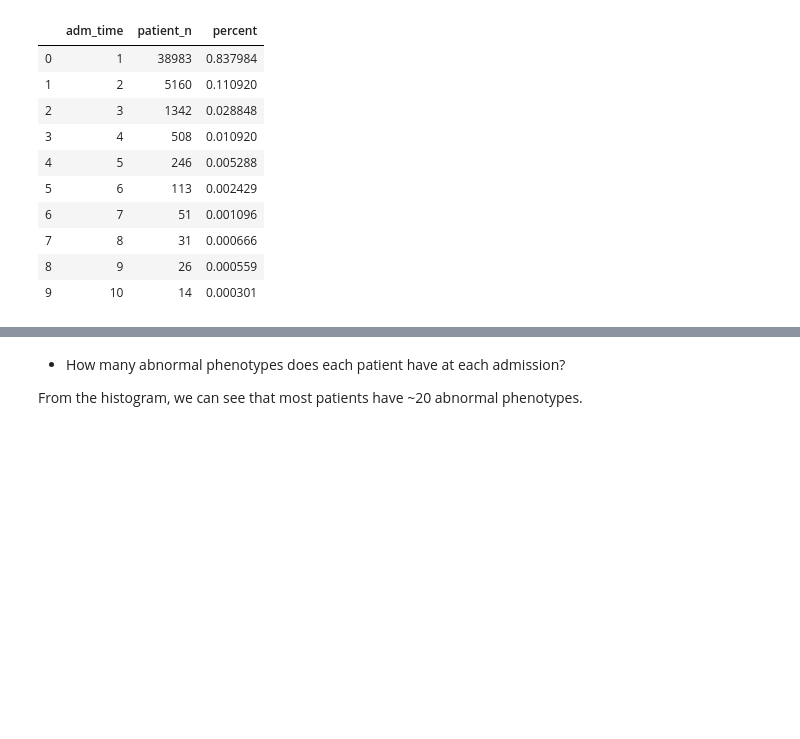
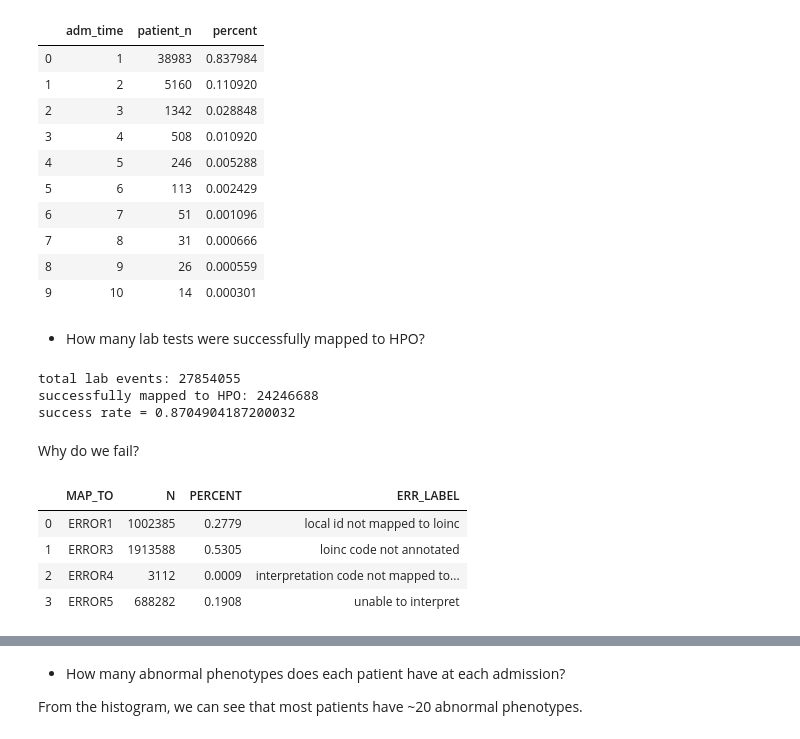
Before and after one commit to TheJacksonLaboratory/MIMIC_HPO, a Jupyter notebook: src/main/notebooks/EDA.ipynb, the cells around one changed output, grey strips where cells are left out. Drawn from its saved outputs; the diff is of its cells as text; code cells hidden in the pictures; blank space fills up the shorter version.

```diff
--- a/src/main/notebooks/EDA.ipynb
+++ b/src/main/notebooks/EDA.ipynb
@@ -252,3 +272,32 @@ admissions_per_patient[0:10]
 | 7 | 8 | 31 | 0.000666 |
 | 8 | 9 | 26 | 0.000559 |
 | 9 | 10 | 14 | 0.000301 |
+# %% [markdown]
+* How many lab tests were successfully mapped to HPO?
+# %%
+labCounts = pd.read_sql_query("select count(*) from labevents;", mydb)
+successMap = pd.read_sql_query("select count(*) from labhpo WHERE NEGATED != 'U' ", mydb)
+print('total lab events: {}\nsuccessfully mapped to HPO: {}\nsuccess rate = {}'.format(labCounts.iloc[0, 0], successMap.iloc[0, 0],successMap.iloc[0,0]/labCounts.iloc[0, 0] ))
+# %% [output]
+total lab events: 27854055
+successfully mapped to HPO: 24246688
+success rate = 0.8704904187200032
+# %% [markdown]
+Why do we fail?
+# %%
+pd.read_sql_query("""
+SELECT L.*, R.ERR_LABEL
+FROM
+    (SELECT MAP_TO, COUNT(*) AS N, COUNT(*) / (SELECT COUNT(*) FROM labhpo WHERE NEGATED = 'U') AS PERCENT
+    FROM labhpo WHERE NEGATED = 'U'
+    GROUP BY MAP_TO) AS L
+JOIN
+    D_LAB2HPO_MAP_ERR AS R
+ON L.MAP_TO = R.ERR_ID
+""", mydb)
+# %% [output]
+|  | MAP_TO | N | PERCENT | ERR_LABEL |
+| 0 | ERROR1 | 1002385 | 0.2779 | local id not mapped to loinc |
+| 1 | ERROR3 | 1913588 | 0.5305 | loinc code not annotated |
+| 2 | ERROR4 | 3112 | 0.0009 | interpretation code not mapped to... |
+| 3 | ERROR5 | 688282 | 0.1908 | unable to interpret |
```
Also changed, not shown: parts of 17 cells of this notebook, 6 other files.
